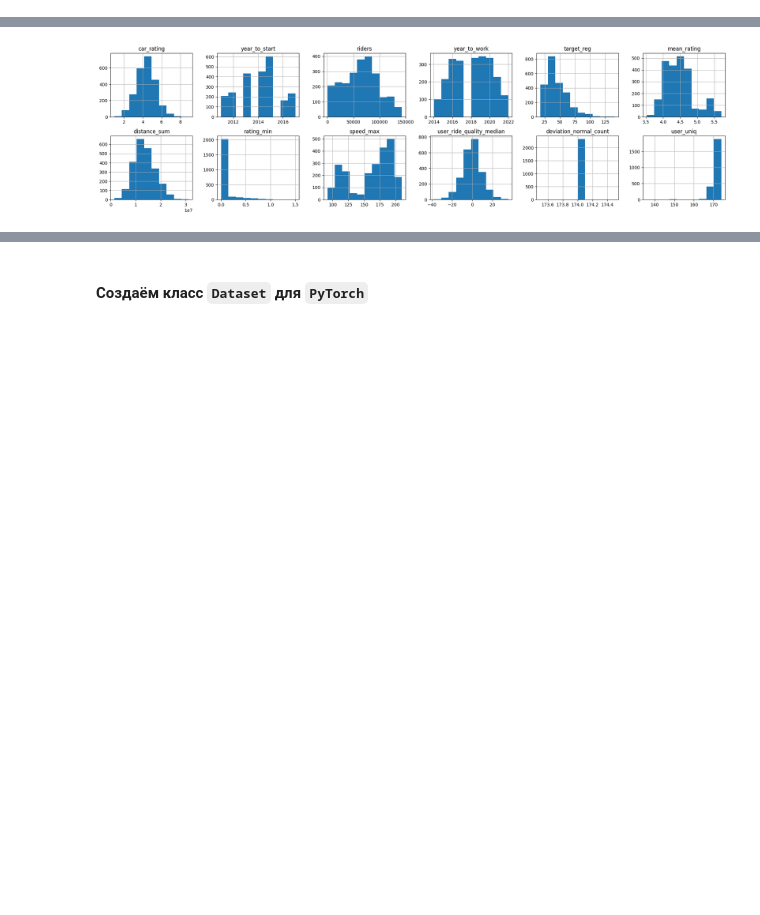
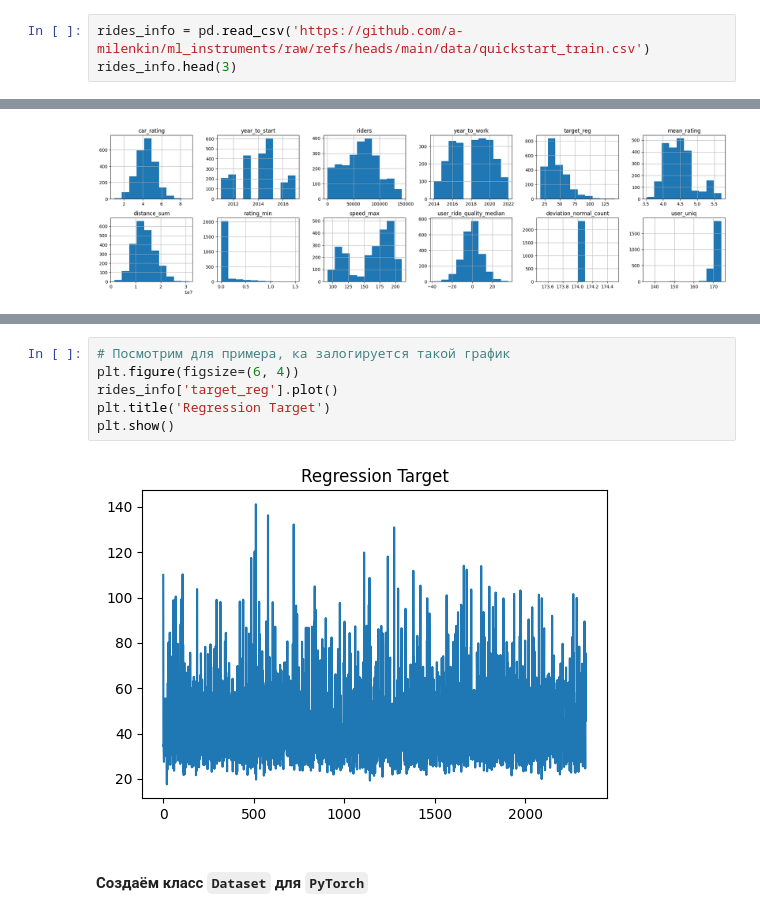
Before and after one commit to a-milenkin/ml_instruments, a Jupyter notebook: notebooks/ClearML.ipynb, the cells around one changed output, grey strips where cells are left out. Drawn from its saved outputs; the diff is of its cells as text; blank space fills up the shorter version.

```diff
--- a/notebooks/ClearML.ipynb
+++ b/notebooks/ClearML.ipynb
@@ -257,0 +248,3 @@ rides_info.head(3)
+# %%
+rides_info = pd.read_csv('https://github.com/a-milenkin/ml_instruments/raw/refs/heads/main/data/quickstart_train.csv')
+rides_info.head(3)
@@ -318,3 +334,11 @@ plt.plot()
+# %%
+# Посмотрим для примера, ка залогируется такой график
+plt.figure(figsize=(6, 4))
+rides_info['target_reg'].plot()
+plt.title('Regression Target')
+plt.show()
+# %% [output]
+[figure, added]
 # %% [markdown]
 #### Создаём класс `Dataset` для `PyTorch`
 # %%
```
Also changed, not shown: parts of 5 cells of this notebook, 9 other files.
